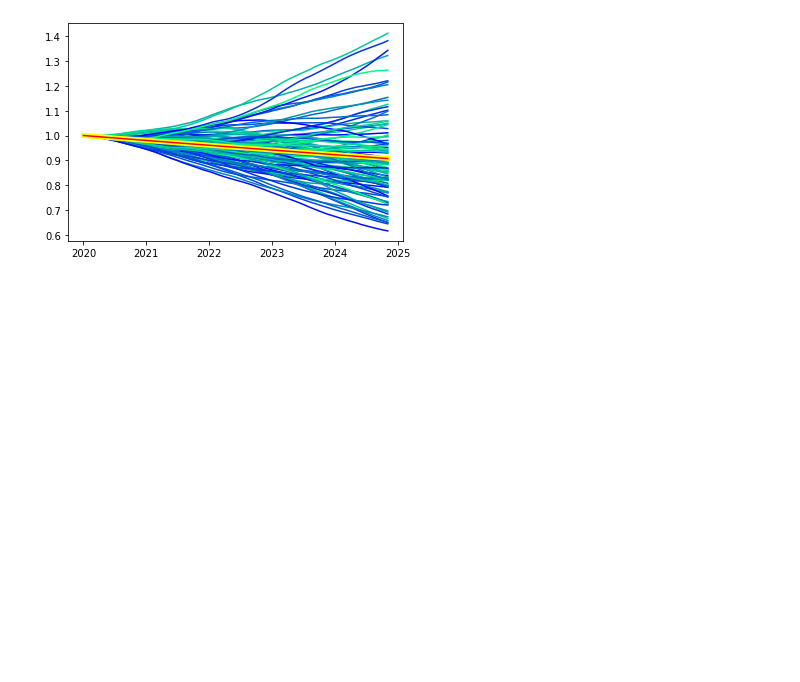
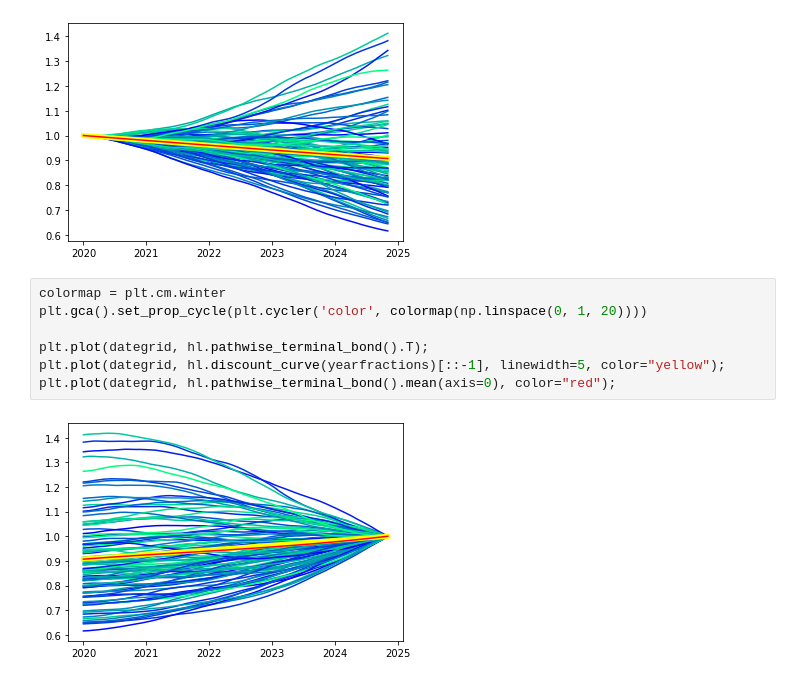
Before and after one commit to luphord/monte-carlo-contracts, a Jupyter notebook: examples/Ho-Lee Model.ipynb, the cells around one changed output. Cells and saved outputs as stored; diff of their text form; blank space fills up the shorter version.

Commit message:
pathwise terminal bond valuation

```diff
--- a/examples/Ho-Lee Model.ipynb
+++ b/examples/Ho-Lee Model.ipynb
@@ -47,3 +47,12 @@ plt.plot(dategrid, hl.discount_curve(yearfractions), linewidth=5, color="yellow"
 plt.plot(dategrid, hl.discount_factors().mean(axis=0), color="red");
 # %% [output]
 [figure]
+# %%
+colormap = plt.cm.winter
+plt.gca().set_prop_cycle(plt.cycler('color', colormap(np.linspace(0, 1, 20))))
+
+plt.plot(dategrid, hl.pathwise_terminal_bond().T);
+plt.plot(dategrid, hl.discount_curve(yearfractions)[::-1], linewidth=5, color="yellow");
+plt.plot(dategrid, hl.pathwise_terminal_bond().mean(axis=0), color="red");
+# %% [output]
+[figure, added]
```
Also changed, not shown: 1 other file.
